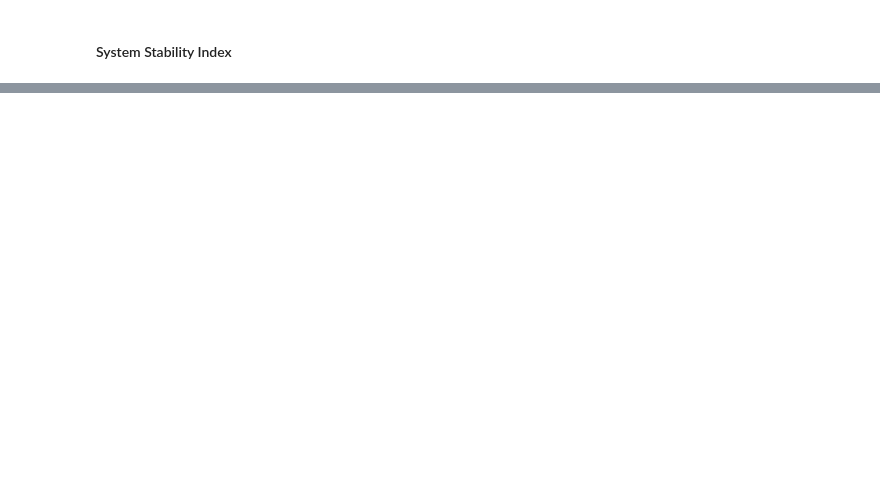
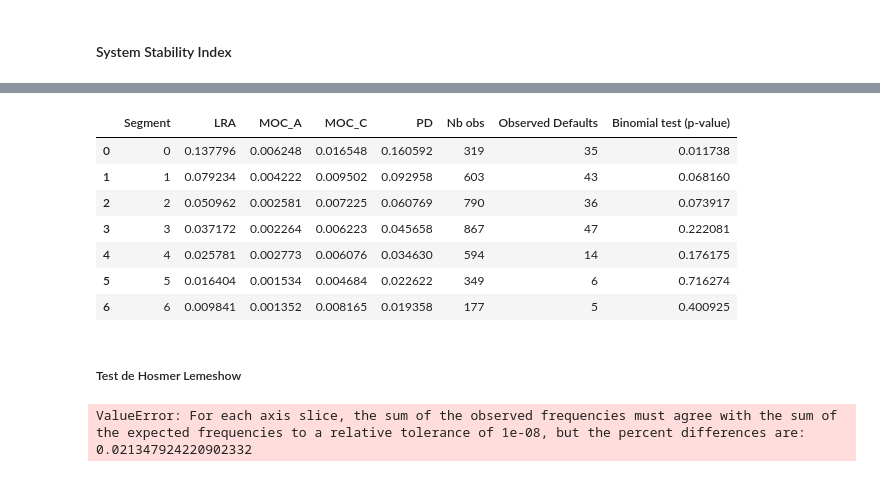
Before and after one commit to jeannoj99/Challenge_Nexialog_PD, a Jupyter notebook: notebooks/Backtesting.ipynb, the cells around one changed output, grey strips where cells are left out. Cells and saved outputs as stored; diff of their text form; code cells hidden in the pictures; blank space fills up the shorter version.

```diff
--- a/notebooks/Backtesting.ipynb
+++ b/notebooks/Backtesting.ipynb
@@ -308,0 +375,4 @@ for end_idx in np.unique(solution):
+# %%
+# revolving
+with open("../utils/Revolving/pd_summary_table.pkl", "rb") as f:
+    summary_revolving = pickle.load(f)
@@ -308,0 +381,13 @@ for end_idx in np.unique(solution):
+# %%
+summary_revolving
+# %% [output]
+|  | Segment | LRA | MOC_A | MOC_C | PD | Nb obs | Observed Defaults | Binomial test (p-value) |
+| 0 | 0 | 0.137796 | 0.006248 | 0.016548 | 0.160592 | 319 | 35 | 0.011738 |
+| 1 | 1 | 0.079234 | 0.004222 | 0.009502 | 0.092958 | 603 | 43 | 0.068160 |
+| 2 | 2 | 0.050962 | 0.002581 | 0.007225 | 0.060769 | 790 | 36 | 0.073917 |
+| 3 | 3 | 0.037172 | 0.002264 | 0.006223 | 0.045658 | 867 | 47 | 0.222081 |
+| 4 | 4 | 0.025781 | 0.002773 | 0.006076 | 0.034630 | 594 | 14 | 0.176175 |
+| 5 | 5 | 0.016404 | 0.001534 | 0.004684 | 0.022622 | 349 | 6 | 0.716274 |
+| 6 | 6 | 0.009841 | 0.001352 | 0.008165 | 0.019358 | 177 | 5 | 0.400925 |
+# %% [markdown]
+##### Test de Hosmer Lemeshow
@@ -308,0 +416,5 @@ for end_idx in np.unique(solution):
+# %%
+hosmer_lemeshow_test(summary_cash)
+# %% [output]
+ValueError: For each axis slice, the sum of the observed frequencies must agree with the sum of the expected frequencies to a relative tolerance of 1e-08, but the percent differences are:
+0.021347924220902332
```
Also changed, not shown: parts of 57 cells of this notebook, 4 other files.
